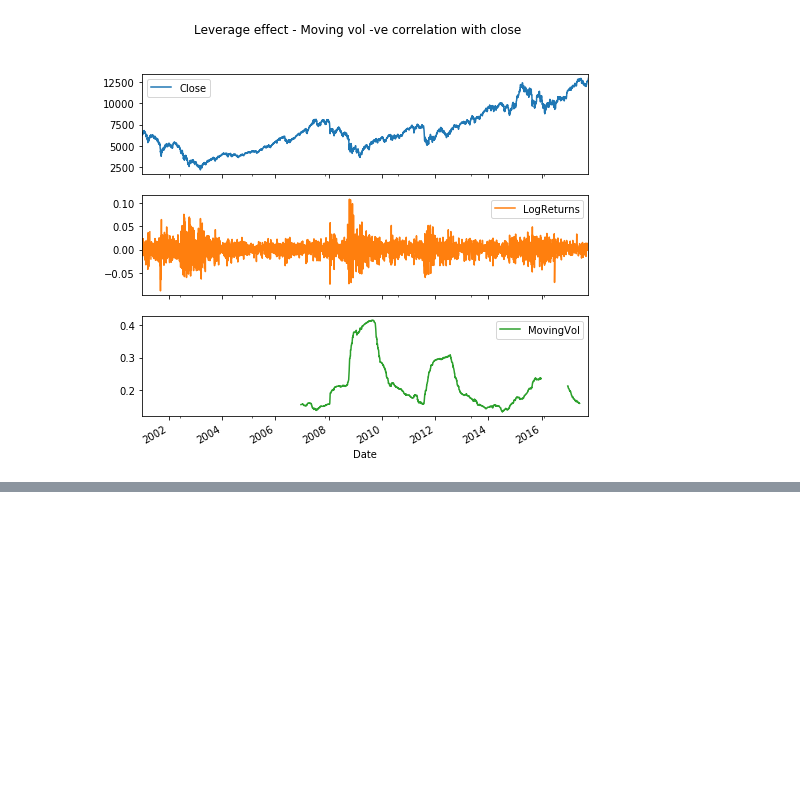
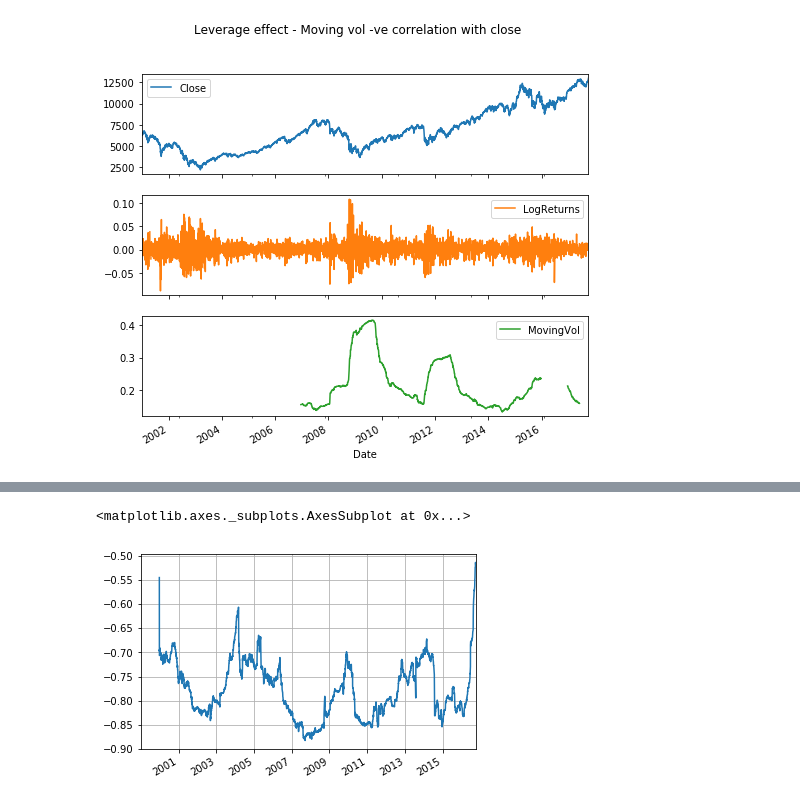
Before and after one commit to tomjonesbackup/python-for-finance, a Jupyter notebook: financial-time-series-analysis.ipynb, the cells around one changed output, grey strips where cells are left out. Saved outputs shown, nothing was run; the diff lists cells and outputs as text; code cells hidden in the pictures; blank space fills up the shorter version.

```diff
--- a/financial-time-series-analysis.ipynb
+++ b/financial-time-series-analysis.ipynb
@@ -34,0 +138,6 @@ array([<matplotlib.axes._subplots.AxesSubplot object at 0x...>,
+# %%
+#pd.rolling_corr(rets['EUROSTOXX'],rets['VSTOXX'],window=252).plot(grid=True,style='b)
+rets['EUROSTOXX'].rolling(window=252).corr(rets['VSTOXX']).plot(grid=True)
+# %% [output]
+<matplotlib.axes._subplots.AxesSubplot at 0x...>
+[figure, added]
```
Also changed, not shown: parts of 12 cells of this notebook, 4 other files.
